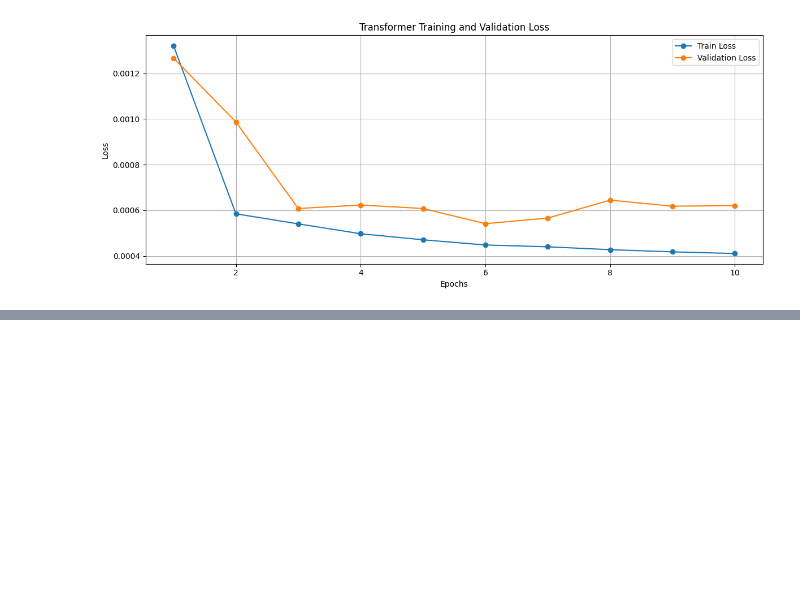
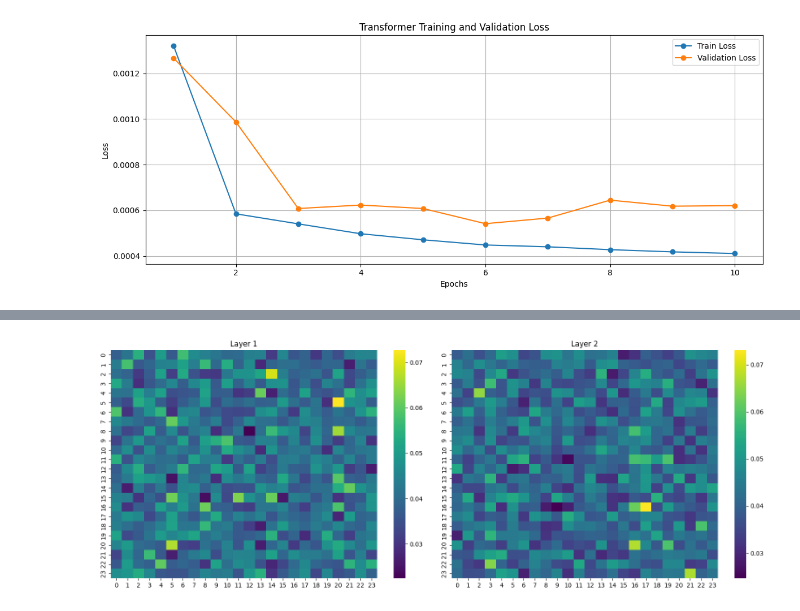
Before and after one commit to nid2709/TSA, a Jupyter notebook: notebooks/Transformer.ipynb, the cells around one changed output, grey strips where cells are left out. Saved outputs shown, nothing was run; the diff lists cells and outputs as text; code cells hidden in the pictures; blank space fills up the shorter version.

```diff
--- a/notebooks/Transformer.ipynb
+++ b/notebooks/Transformer.ipynb
@@ -988,0 +1528,12 @@ plt.show()
+# %%
+# ==========================================================
+# NaN Check
+# ==========================================================
+
+for layer_idx, layer_attention in enumerate(attention_weights):
+
+    nan_count = torch.isnan(layer_attention).sum().item()
+
+    print(f"Layer {layer_idx + 1}")
+
+    print("NaN Values:", nan_count)
@@ -988,0 +1972,81 @@ plt.show()
+# %%
+# ==========================================================
+# Verify Stored Layers
+# ==========================================================
+
+print("Number of Stored Layers:")
+print(len(attention_list))
+
+for i, layer_attention in enumerate(attention_list):
+
+    print(f"\nLayer {i+1}")
+
+    print(layer_attention.shape)
+
+# ==========================================================
+# Select Sample
+# ==========================================================
+
+sample_idx = 0
+
+layer1_sample = attention_list[0][sample_idx]
+
+layer2_sample = attention_list[1][sample_idx]
+
+print("Layer 1 Shape:")
+print(layer1_sample.shape)
+
+print("\nLayer 2 Shape:")
+print(layer2_sample.shape)
+
+# ==========================================================
+# Average Heads
+# ==========================================================
+
+layer1_average = layer1_sample.mean(dim=0)
+
+layer2_average = layer2_sample.mean(dim=0)
+
+print(layer1_average.shape)
+print(layer2_average.shape)
+
+# ==========================================================
+# Layer Comparison Heatmaps
+# ==========================================================
+
+# ==========================================================
+# Save Layer Comparison Figure
+# ==========================================================
+
+fig, axes = plt.subplots(
+    1,
+    2,
+    figsize=(16,6)
+)
+
+sns.heatmap(
+    layer1_average.detach().cpu().numpy(),
+    cmap="viridis",
+    ax=axes[0]
+)
+
+axes[0].set_title("Layer 1")
+
+sns.heatmap(
+    layer2_average.detach().cpu().numpy(),
+    cmap="viridis",
+    ax=axes[1]
+)
+
+axes[1].set_title("Layer 2")
+
+plt.tight_layout()
+
+plt.savefig(
+    "layer_comparison_heatmaps.png",
+    dpi=300,
+    bbox_inches="tight"
+)
+
+plt.show()
+# %% [output]
@@ -988,0 +2068 @@ plt.show()
+[figure, added]
```
Also changed, not shown: parts of 63 cells of this notebook, 5 other files.
